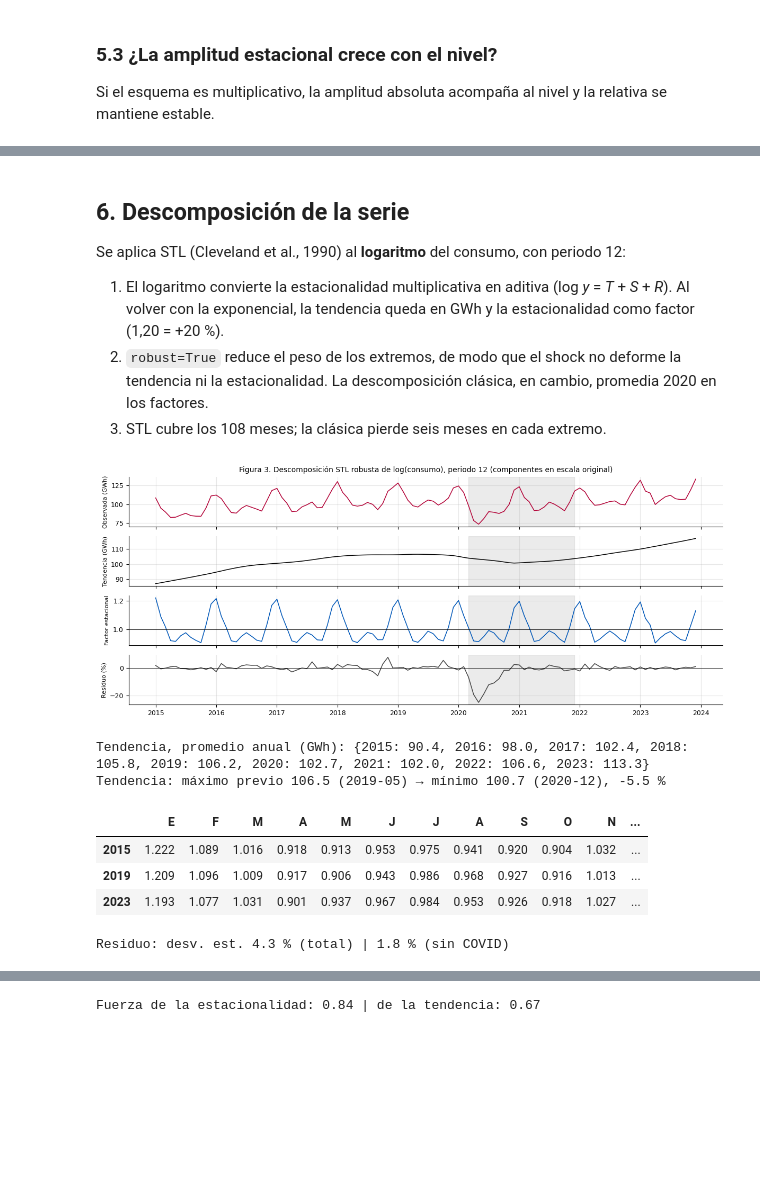
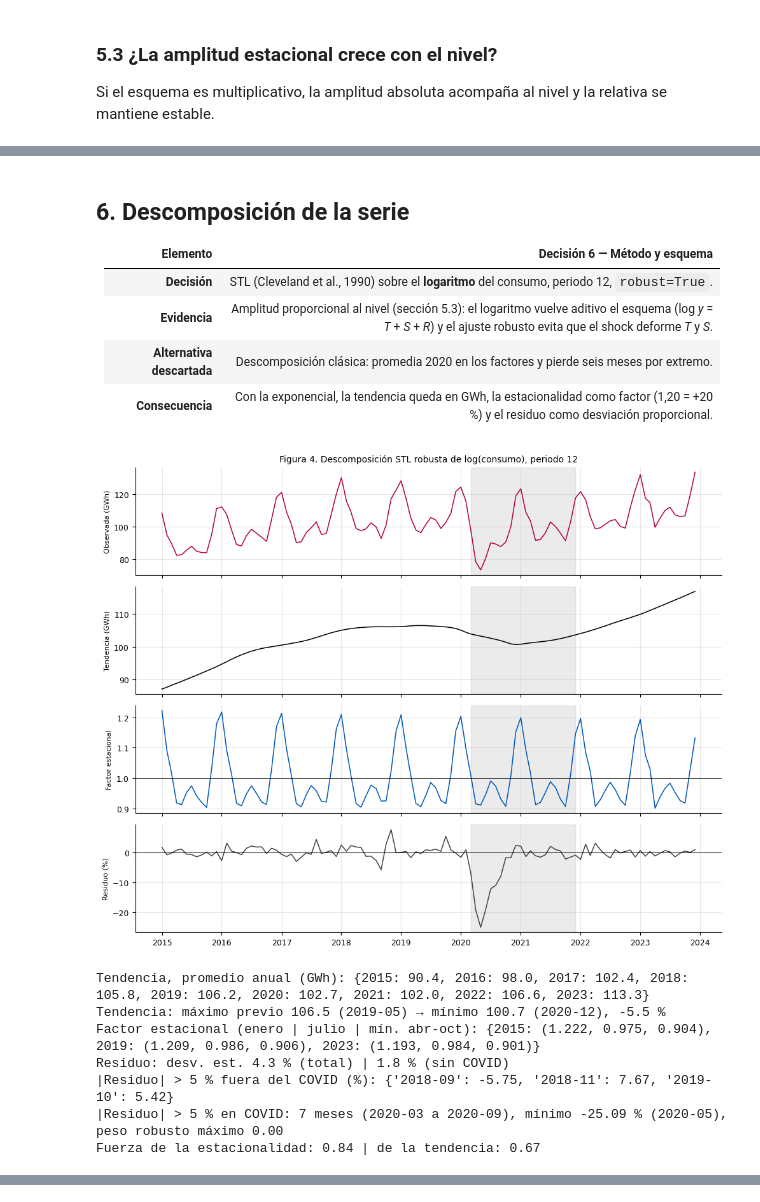
Before and after one commit to claudioalarconP/Analisis_de_serie_de_tiempo, a Jupyter notebook: notebooks/S1/mcdi505_S1CAlarcon.ipynb, the cells around one changed output, grey strips where cells are left out. Drawn from its saved outputs; the diff is of its cells as text; code cells hidden in the pictures; blank space fills up the shorter version.

```diff
--- a/notebooks/S1/mcdi505_S1CAlarcon.ipynb
+++ b/notebooks/S1/mcdi505_S1CAlarcon.ipynb
@@ -29,7 +27,6 @@ Se usan `pandas`, `numpy`, `matplotlib` y `statsmodels` (Seabold y Perktold, 201
 # --- Bibliotecas ---
 import sys
 from pathlib import Path
-
 import numpy as np
 import pandas as pd
 import matplotlib.pyplot as plt
@@ -37,16 +34,12 @@ import statsmodels
 from statsmodels.tsa.seasonal import STL
 from statsmodels.tsa.stattools import acf, pacf
 from statsmodels.graphics.tsaplots import plot_acf, plot_pacf
-
 np.random.seed(505)          # semilla del curso (no hay procesos aleatorios en este análisis)
 # --- Estilo común de los gráficos (paleta del material docente) ---
-plt.rcParams.update({"figure.dpi": 100, "axes.grid": True, "grid.alpha": 0.3,
-                     "font.size": 9, "axes.titlesize": 10,
-                     "axes.spines.top": False, "axes.spines.right": False})
+plt.rcParams.update({"figure.dpi": 100, "axes.grid": True, "grid.alpha": 0.3, "font.size": 9,
+                     "axes.titlesize": 10, "axes.spines.top": False, "axes.spines.right": False})
 ROJO, AZUL, GRIS = "#b30338", "#0057b8", "#9e9e9e"
-
-print(f"Python {sys.version.split()[0]} | pandas {pd.__version__} | "
-      f"statsmodels {statsmodels.__version__}")
+print(f"Python {sys.version.split()[0]} | pandas {pd.__version__} | statsmodels {statsmodels.__version__}")
 # %% [output]
 Python 3.12.5 | pandas 3.0.3 | statsmodels 0.14.6
 # %% [markdown]
@@ -398,56 +351,54 @@ Sin 2020–2021, la media anual sube 25 % y la amplitud absoluta 18 % (de 28,84
 # %% [markdown]
 ## 6. Descomposición de la serie
 
-Se aplica STL (Cleveland et al., 1990) al **logaritmo** del consumo, con periodo 12:
-
-1. El logaritmo convierte la estacionalidad multiplicativa en aditiva (log *y* = *T* + *S* + *R*). Al volver con la exponencial, la tendencia queda en GWh y la estacionalidad como factor (1,20 = +20 %).
-2. `robust=True` reduce el peso de los extremos, de modo que el shock no deforme la tendencia ni la estacionalidad. La descomposición clásica, en cambio, promedia 2020 en los factores.
-3. STL cubre los 108 meses; la clásica pierde seis meses en cada extremo.
+| Elemento | Decisión 6 — Método y esquema |
+|---|---|
+| **Decisión** | STL (Cleveland et al., 1990) sobre el **logaritmo** del consumo, periodo 12, `robust=True`. |
+| **Evidencia** | Amplitud proporcional al nivel (sección 5.3): el logaritmo vuelve aditivo el esquema (log *y* = *T* + *S* + *R*) y el ajuste robusto evita que el shock deforme *T* y *S*. |
+| **Alternativa descartada** | Descomposición clásica: promedia 2020 en los factores y pierde seis meses por extremo. |
+| **Consecuencia** | Con la exponencial, la tendencia queda en GWh, la estacionalidad como factor (1,20 = +20 %) y el residuo como desviación proporcional. |
 # %%
 # --- Descomposición STL robusta del logaritmo (esquema multiplicativo, s = 12) ---
 stl = STL(np.log(y), period=12, robust=True).fit()   # robust: menor peso a extremos
 tendencia = np.exp(stl.trend)                        # en GWh
 factor_est = np.exp(stl.seasonal)                    # factor multiplicativo (1,20 = +20 %)
 residuo = stl.resid                                  # log-residuo ≈ desviación proporcional
-
-fig, axes = plt.subplots(4, 1, figsize=(12, 5.0), sharex=True)
+fig, axes = plt.subplots(4, 1, figsize=(10, 8), sharex=True)
 paneles = [(y, "Observada (GWh)", ROJO), (tendencia, "Tendencia (GWh)", "k"),
            (factor_est, "Factor estacional", AZUL), (100 * residuo, "Residuo (%)", "#444444")]
 for ax, (serie, titulo, color) in zip(axes, paneles):
     ax.axvspan(*covid, color=GRIS, alpha=0.2)
     ax.plot(serie.index, serie, color=color, lw=1.1)
     ax.set_ylabel(titulo, fontsize=8)
 axes[2].axhline(1, color="k", lw=0.6)
 axes[3].axhline(0, color="k", lw=0.6)
-axes[0].set_title("Figura 3. Descomposición STL robusta de log(consumo), periodo 12 "
-                  "(componentes en escala original)")
+axes[0].set_title("Figura 4. Descomposición STL robusta de log(consumo), periodo 12")
 plt.tight_layout()
 plt.show()
-
 # --- Resumen numérico de los componentes ---
-print("Tendencia, promedio anual (GWh):",
-      tendencia.groupby(tendencia.index.year).mean().round(1).to_dict())
+print("Tendencia, promedio anual (GWh):", tendencia.groupby(tendencia.index.year).mean().round(1).to_dict())
 previo, covid_t = tendencia[:"2020-02"], tendencia["2020":"2021"]
-print(f"Tendencia: máximo previo {previo.max():.1f} ({previo.idxmax():%Y-%m}) → "
-      f"mínimo {covid_t.min():.1f} ({covid_t.idxmin():%Y-%m}), "
-      f"{100 * (covid_t.min() / previo.max() - 1):+.1f} %")
-display(pd.DataFrame({a: factor_est[str(a)].values for a in (2015, 2019, 2023)},
-                     index=meses).T.round(3))
+print(f"Tendencia: máximo previo {previo.max():.1f} ({previo.idxmax():%Y-%m}) → mínimo {covid_t.min():.1f} "
+      f"({covid_t.idxmin():%Y-%m}), {100 * (covid_t.min() / previo.max() - 1):+.1f} %")
+fe = {a: factor_est[str(a)].values for a in (2015, 2019, 2023)}     # factor por mes (E..D)
+print("Factor estacional (enero | julio | mín. abr-oct):",
+      {a: (round(float(v[0]), 3), round(float(v[6]), 3), round(float(v[3:10].min()), 3)) for a, v in fe.items()})
 sin_covid = residuo.drop(pd.date_range(*covid, freq="MS"))
-print(f"Residuo: desv. est. {100 * residuo.std():.1f} % (total) | "
-      f"{100 * sin_covid.std():.1f} % (sin COVID)")
+print(f"Residuo: desv. est. {100 * residuo.std():.1f} % (total) | {100 * sin_covid.std():.1f} % (sin COVID)")
 grandes = 100 * residuo[residuo.abs() > 0.05]                  # |residuo| > 5 %
-display(pd.DataFrame({"residuo (%)": grandes, "peso robusto": stl.weights[grandes.index]})
-        .rename(lambda d: f"{d:%Y-%m}").round(2).T)
+en_cov = grandes.index.isin(pd.date_range(*covid, freq="MS"))
+print("|Residuo| > 5 % fuera del COVID (%):", {f"{d:%Y-%m}": round(v, 2) for d, v in grandes[~en_cov].items()})
+print(f"|Residuo| > 5 % en COVID: {en_cov.sum()} meses ({grandes[en_cov].index.min():%Y-%m} a "
+      f"{grandes[en_cov].index.max():%Y-%m}), mínimo {grandes.min():.2f} % ({grandes.idxmin():%Y-%m}), "
+      f"peso robusto máximo {stl.weights[grandes[en_cov].index].max():.2f}")
 fuerza = lambda c: max(0, 1 - residuo.var() / (c + residuo).var())  # Hyndman y Athanasopoulos
-print(f"Fuerza de la estacionalidad: {fuerza(stl.seasonal):.2f} | "
-      f"de la tendencia: {fuerza(stl.trend):.2f}")
+print(f"Fuerza de la estacionalidad: {fuerza(stl.seasonal):.2f} | de la tendencia: {fuerza(stl.trend):.2f}")
 # %% [output]
-[figure, old version]
+[figure, new version]
 Tendencia, promedio anual (GWh): {2015: 90.4, 2016: 98.0, 2017: 102.4, 2018: 105.8, 2019: 106.2, 2020: 102.7, 2021: 102.0, 2022: 106.6, 2023: 113.3}
 Tendencia: máximo previo 106.5 (2019-05) → mínimo 100.7 (2020-12), -5.5 %
+Factor estacional (enero | julio | mín. abr-oct): {2015: (1.222, 0.975, 0.904), 2019: (1.209, 0.986, 0.906), 2023: (1.193, 0.984, 0.901)}
+Residuo: desv. est. 4.3 % (total) | 1.8 % (sin COVID)
+|Residuo| > 5 % fuera del COVID (%): {'2018-09': -5.75, '2018-11': 7.67, '2019-10': 5.42}
+|Residuo| > 5 % en COVID: 7 meses (2020-03 a 2020-09), mínimo -25.09 % (2020-05), peso robusto máximo 0.00
+Fuerza de la estacionalidad: 0.84 | de la tendencia: 0.67
-|  | E | F | M | A | M | J | J | A | S | O | N | ... |
-| 2015 | 1.222 | 1.089 | 1.016 | 0.918 | 0.913 | 0.953 | 0.975 | 0.941 | 0.920 | 0.904 | 1.032 | ... |
-| 2019 | 1.209 | 1.096 | 1.009 | 0.917 | 0.906 | 0.943 | 0.986 | 0.968 | 0.927 | 0.916 | 1.013 | ... |
-| 2023 | 1.193 | 1.077 | 1.031 | 0.901 | 0.937 | 0.967 | 0.984 | 0.953 | 0.926 | 0.918 | 1.027 | ... |
-Residuo: desv. est. 4.3 % (total) | 1.8 % (sin COVID)
@@ -457,2 +405 @@ Residuo: desv. est. 4.3 % (total) | 1.8 % (sin COVID)
-Fuerza de la estacionalidad: 0.84 | de la tendencia: 0.67
 # %% [markdown]
```
Also changed, not shown: parts of 33 cells of this notebook.
